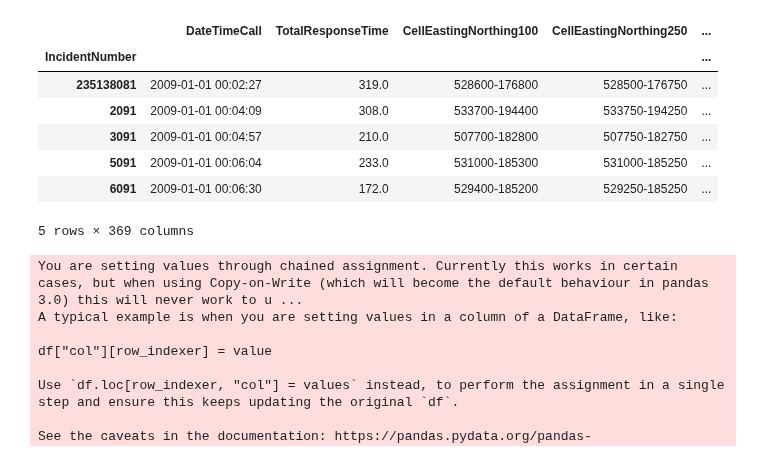
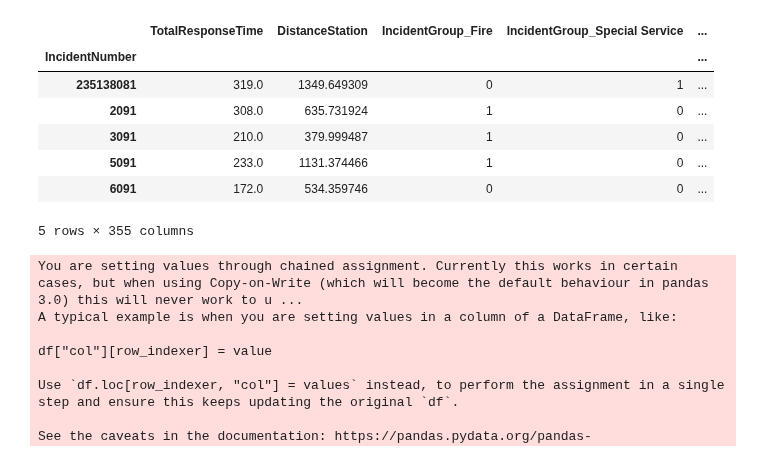
Before and after one commit to bennyocean/LFB_ResponseTimes_Prediction, a Jupyter notebook: notebooks/Isi_MLR.ipynb, the cells around one changed output. Cells and saved outputs as stored; diff of their text form; code cells hidden in the pictures.

Commit message:
create new dataset cleaned for modeling and a train and test set

```diff
--- a/notebooks/Isi_MLR.ipynb
+++ b/notebooks/Isi_MLR.ipynb
@@ -14,13 +14,13 @@ from sklearn.metrics import mean_squared_error, r2_score, mean_absolute_error
 # %%
 df = pd.read_parquet('C://Users/Isi/anaconda3/envs/FireBrigade/MAY24_BDS_INT_Fire_Brigade/data/dataframe_compressed.parquet')
 # %%
-df.head()
+df_model.head()
 # %% [output]
-|  | DateTimeCall | TotalResponseTime | CellEastingNorthing100 | CellEastingNorthing250 | ... |
+|  | TotalResponseTime | DistanceStation | IncidentGroup_Fire | IncidentGroup_Special Service | ... |
 | IncidentNumber |  |  |  |  | ... |
-| 235138081 | 2009-01-01 00:02:27 | 319.0 | 528600-176800 | 528500-176750 | ... |
-| 2091 | 2009-01-01 00:04:09 | 308.0 | 533700-194400 | 533750-194250 | ... |
-| 3091 | 2009-01-01 00:04:57 | 210.0 | 507700-182800 | 507750-182750 | ... |
-| 5091 | 2009-01-01 00:06:04 | 233.0 | 531000-185300 | 531000-185250 | ... |
-| 6091 | 2009-01-01 00:06:30 | 172.0 | 529400-185200 | 529250-185250 | ... |
+| 235138081 | 319.0 | 1349.649309 | 0 | 1 | ... |
+| 2091 | 308.0 | 635.731924 | 1 | 0 | ... |
+| 3091 | 210.0 | 379.999487 | 1 | 0 | ... |
+| 5091 | 233.0 | 1131.374466 | 1 | 0 | ... |
+| 6091 | 172.0 | 534.359746 | 0 | 0 | ... |
-5 rows × 369 columns
+5 rows × 355 columns
```
Also changed, not shown: parts of 8 cells of this notebook, 3 other files.
